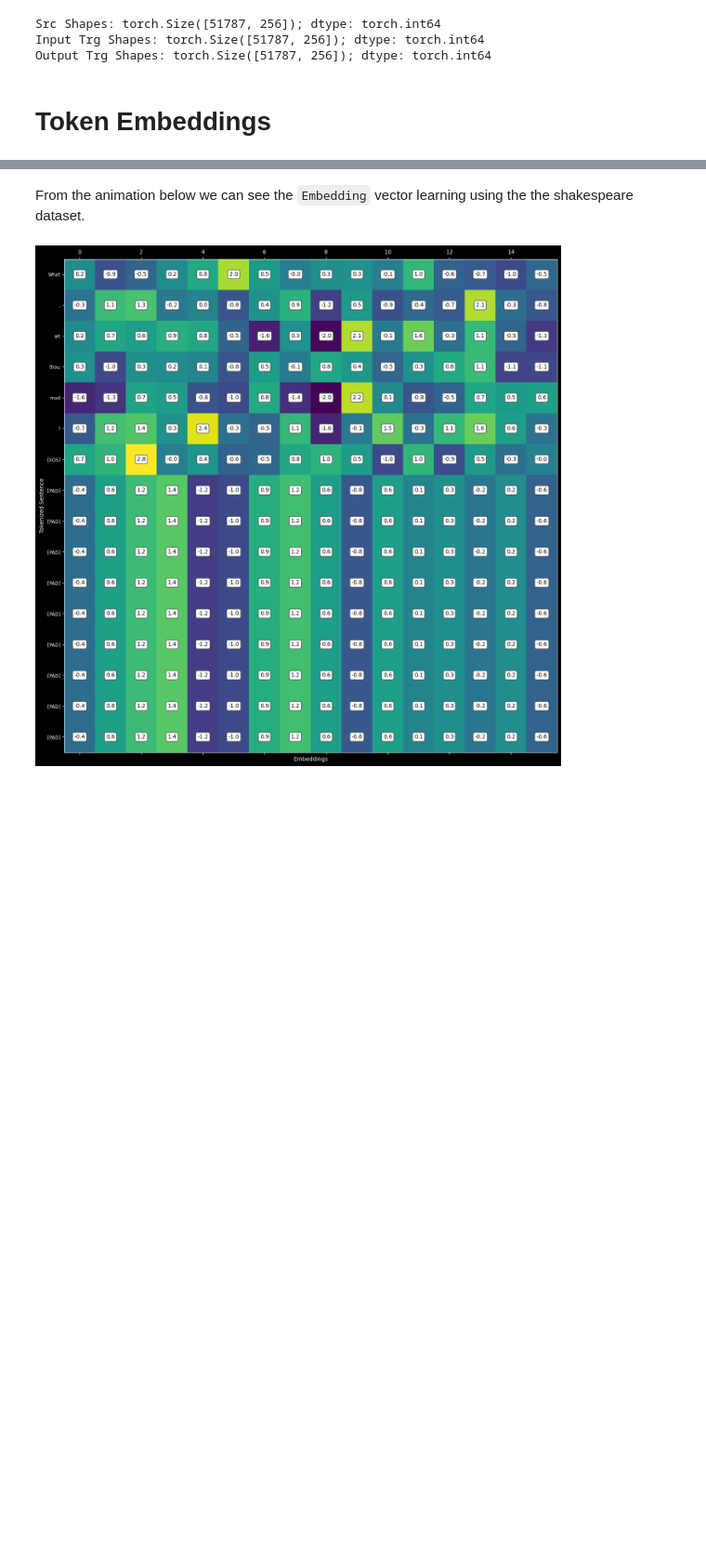
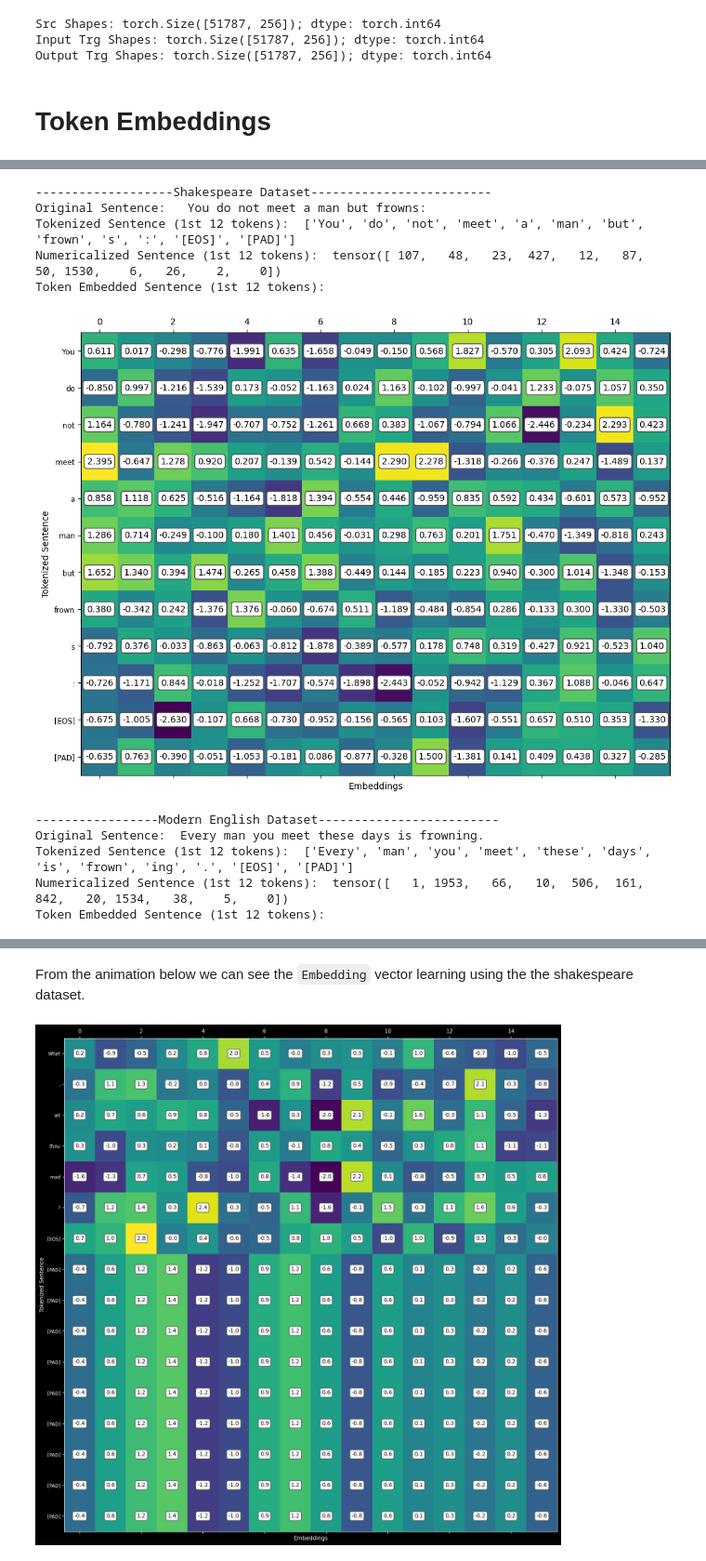
Before and after one commit to tgautam03/BardBungle, a Jupyter notebook: nb/Chapter1.ipynb, the cells around one changed output, grey strips where cells are left out. Shown at 93% size. Drawn from its saved outputs; the diff is of its cells as text; code cells hidden in the pictures; blank space fills up the shorter version.

```diff
--- a/nb/Chapter1.ipynb
+++ b/nb/Chapter1.ipynb
@@ -375,0 +255,67 @@ Output Trg Shapes: torch.Size([1, 256]); dtype: torch.int64
+# %%
+# Token Embeddings mapping each token in the src/trg vocab to a vector of length emb
+src_token_emb = torch.nn.Embedding(num_embeddings=shakespeare.vocab_size(), embedding_dim=16)
+trg_token_emb = torch.nn.Embedding(num_embeddings=modern.vocab_size(), embedding_dim=16)
+# %%
+plt.rcParams["figure.figsize"] = (12,12)
+
+# Example Sentence
+print("-------------------Shakespeare Dataset-------------------------")
+print("Original Sentence: ", src[0])
+tokens = shakespeare.EncodeAsPieces(src[0])
+tokens += ["[EOS]"] # EOS Token string
+tokens = (tokens + max_seq_len * ['[PAD]'])[:max_seq_len] # Padding Tokens string
+tokens = [piece.lstrip('▁') for piece in tokens]
+print("Tokenized Sentence (1st 12 tokens): ", tokens[:12])
+print("Numericalized Sentence (1st 12 tokens): ", src_id[0][:12])
+print("Token Embedded Sentence (1st 12 tokens): ")
+fig, ax = plt.subplots()
+data = src_token_emb(src_id)[0].detach().numpy()[:12]
+im = ax.matshow(data)
+# Create text objects to display the values
+text_objects = []
+for (i, j), z in np.ndenumerate(data):
+    text = ax.text(j, i, '{:0.3f}'.format(z), ha='center', va='center',
+            bbox=dict(boxstyle='round', facecolor='white', edgecolor='0.3'), color="black")
+    text_objects.append(text)
+ax.set_yticks(range(len(tokens[:12])), tokens[:12], size='small')
+ax.set_ylabel("Tokenized Sentence")
+ax.set_xlabel("Embeddings")
+plt.savefig("figs/src_tok_emb.png")
+plt.show()
+
+print("-----------------Modern English Dataset-------------------------")
+print("Original Sentence: ", trg[0])
+tokens = modern.EncodeAsPieces(trg[0])
+tokens += ["[EOS]"] # EOS Token string
+tokens = (tokens + max_seq_len * ['[PAD]'])[:max_seq_len] # Padding Tokens string
+tokens = [piece.lstrip('▁') for piece in tokens]
+print("Tokenized Sentence (1st 12 tokens): ", tokens[:12])
+print("Numericalized Sentence (1st 12 tokens): ", input_trg_id[0][:12])
+print("Token Embedded Sentence (1st 12 tokens): ")
+fig, ax = plt.subplots()
+data = trg_token_emb(input_trg_id)[0].detach().numpy()[:12]
+im = ax.matshow(data)
+# Create text objects to display the values
+text_objects = []
+for (i, j), z in np.ndenumerate(data):
+    text = ax.text(j, i, '{:0.3f}'.format(z), ha='center', va='center',
+            bbox=dict(boxstyle='round', facecolor='white', edgecolor='0.3'), color="black")
+    text_objects.append(text)
+ax.set_yticks(range(len(tokens[:12])), tokens[:12], size='small')
+ax.set_ylabel("Tokenized Sentence")
+ax.set_xlabel("Embeddings")
+plt.savefig("figs/trg_tok_emb.png")
+plt.show()
+# %% [output]
+-------------------Shakespeare Dataset-------------------------
+Original Sentence:   You do not meet a man but frowns:
+Tokenized Sentence (1st 12 tokens):  ['You', 'do', 'not', 'meet', 'a', 'man', 'but', 'frown', 's', ':', '[EOS]', '[PAD]']
+Numericalized Sentence (1st 12 tokens):  tensor([ 107,   48,   23,  427,   12,   87,   50, 1530,    6,   26,    2,    0])
+Token Embedded Sentence (1st 12 tokens):
+[figure, added]
+-----------------Modern English Dataset-------------------------
+Original Sentence:  Every man you meet these days is frowning.
+Tokenized Sentence (1st 12 tokens):  ['Every', 'man', 'you', 'meet', 'these', 'days', 'is', 'frown', 'ing', '.', '[EOS]', '[PAD]']
+Numericalized Sentence (1st 12 tokens):  tensor([   1, 1953,   66,   10,  506,  161,  842,   20, 1534,   38,    5,    0])
+Token Embedded Sentence (1st 12 tokens):
```
Also changed, not shown: parts of 8 cells of this notebook, 3 other files.
